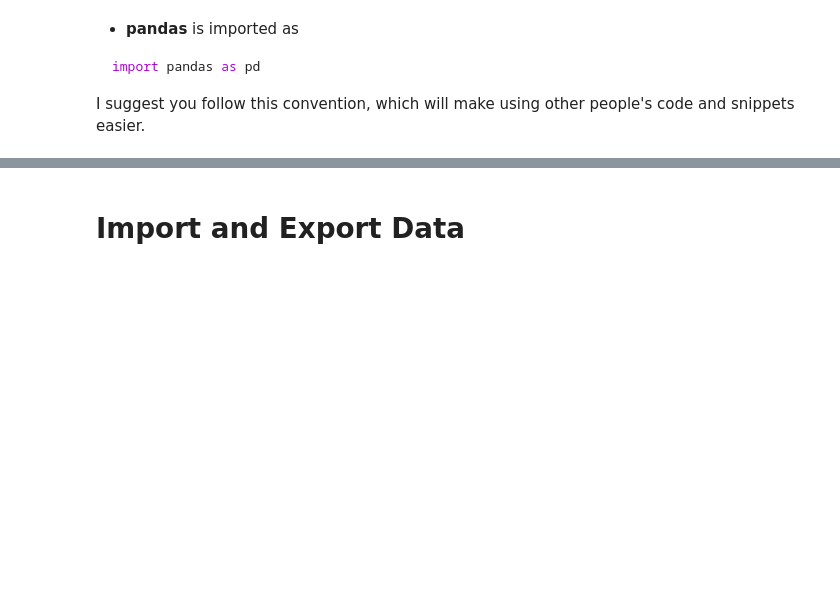
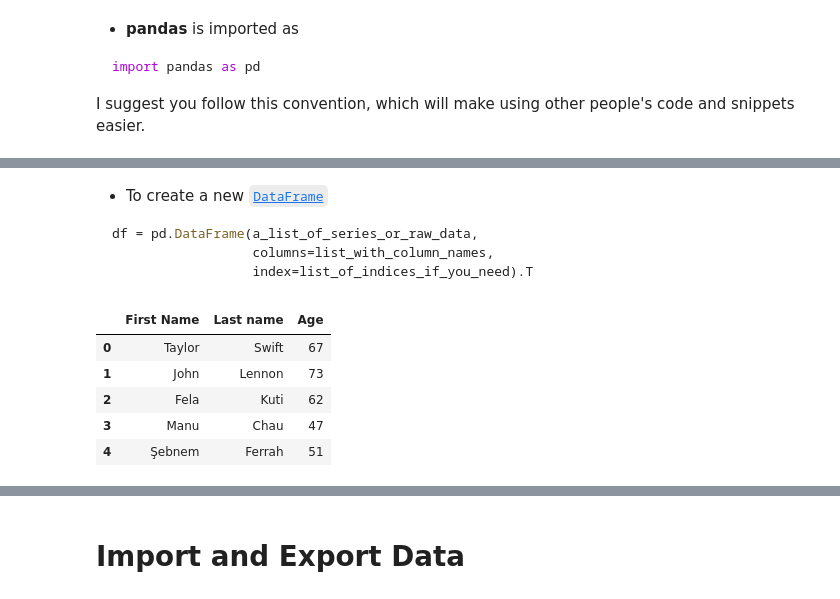
Before and after one commit to SMU-Econ-Growth/EconGrowthUG-Notebooks, a Jupyter notebook: Intro-Data-Analysis-Pandas.ipynb, the cells around one changed output, grey strips where cells are left out. Drawn from its saved outputs; the diff is of its cells as text; code cells hidden in the pictures; blank space fills up the shorter version.

Commit message:
edits pandas lecture

````diff
--- a/Intro-Data-Analysis-Pandas.ipynb
+++ b/Intro-Data-Analysis-Pandas.ipynb
@@ -60,0 +130,17 @@ import pandas as pd
+# %% [markdown]
+* To create a new [`DataFrame`](https://pandas.pydata.org/docs/reference/api/pandas.DataFrame.html)
+```python
+df = pd.DataFrame(a_list_of_series_or_raw_data,
+                  columns=list_with_column_names,
+                  index=list_of_indices_if_you_need).T
+```
+# %%
+musicians = pd.DataFrame([first_names, last_names, age]).T
+musicians
+# %% [output]
+|  | First Name | Last name | Age |
+| 0 | Taylor | Swift | 67 |
+| 1 | John | Lennon | 73 |
+| 2 | Fela | Kuti | 62 |
+| 3 | Manu | Chau | 47 |
+| 4 | Şebnem | Ferrah | 51 |
````
Also changed, not shown: parts of 13 cells of this notebook, 1 other file.
